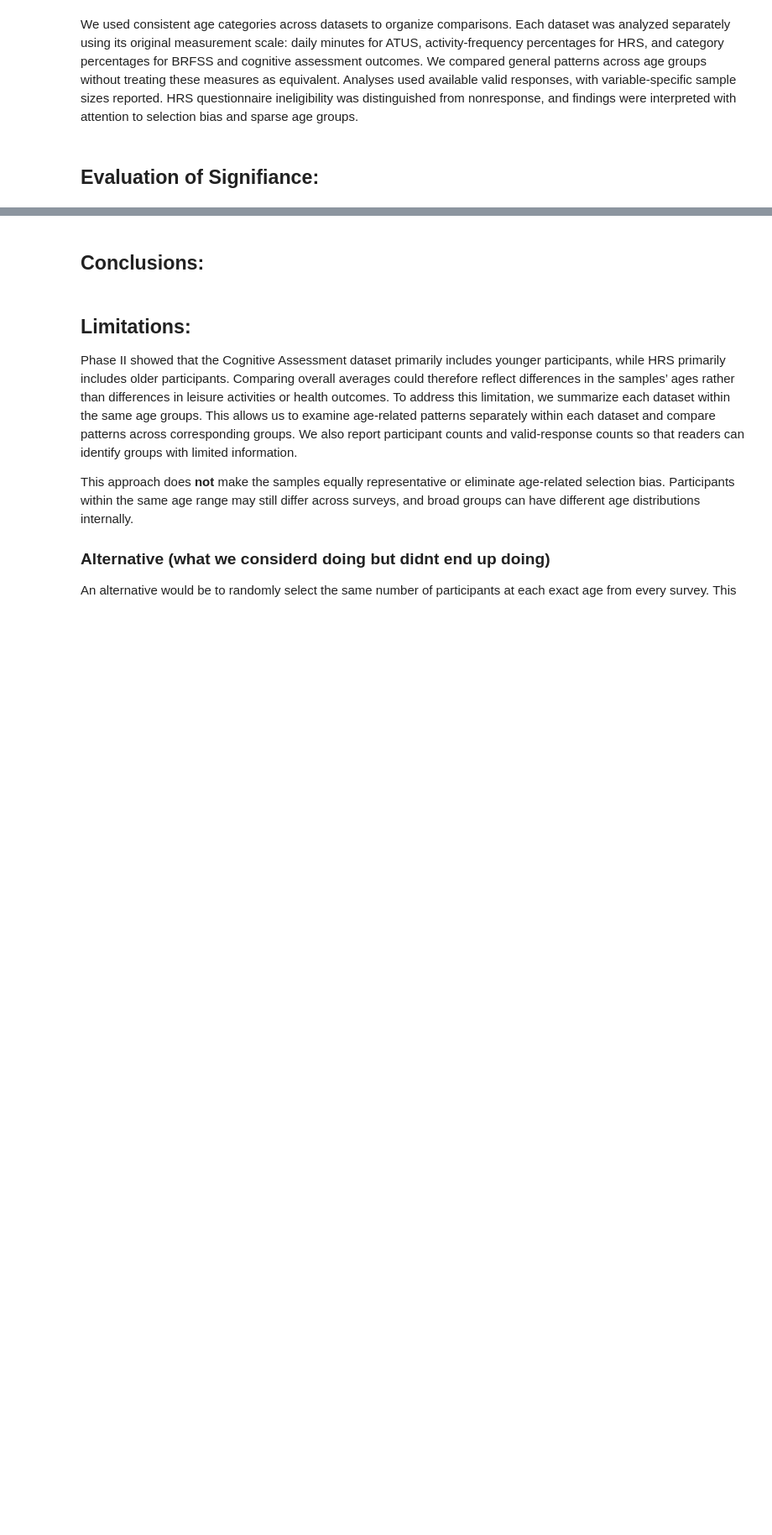
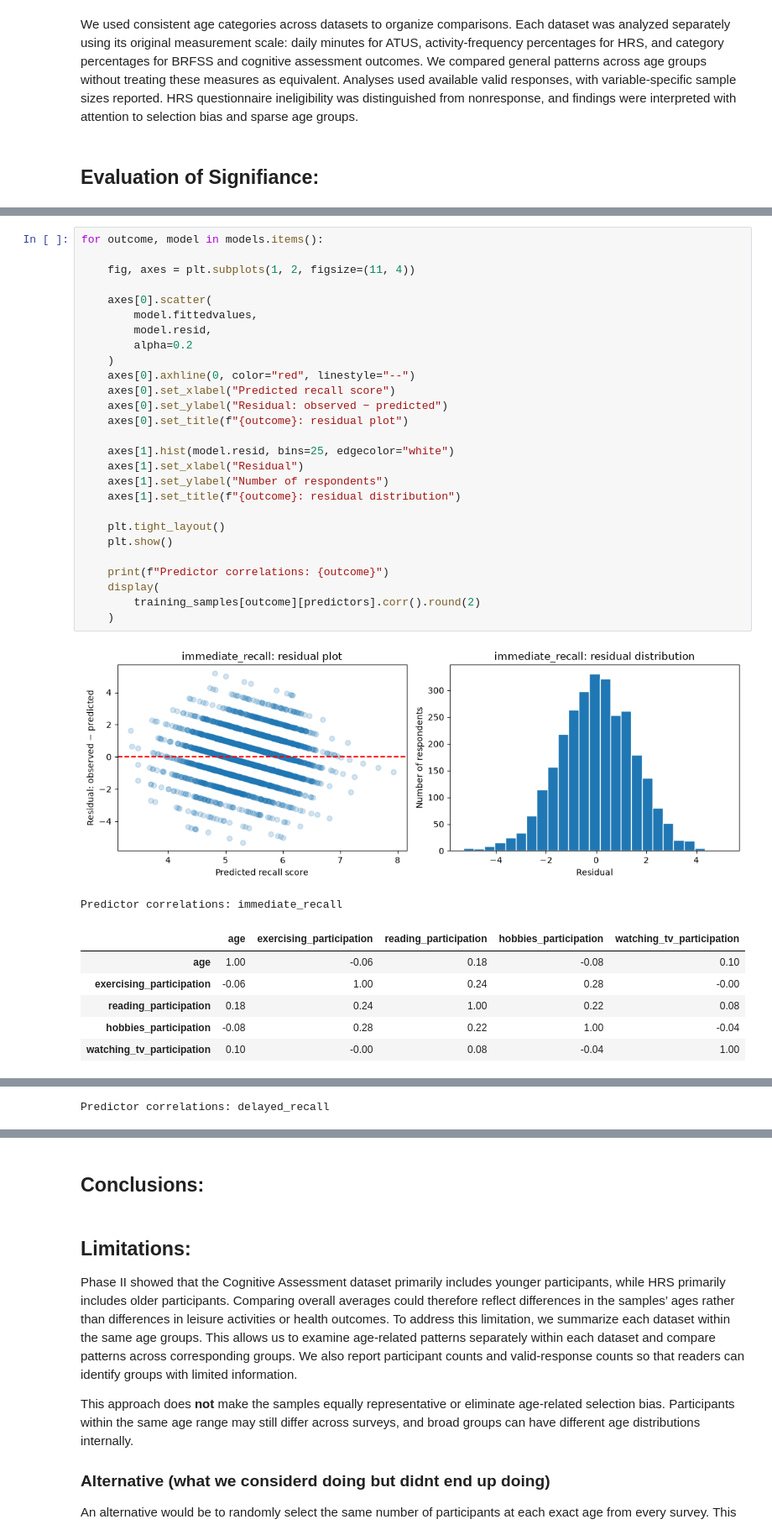
Before and after one commit to rem388/DataSciProject, a Jupyter notebook: Phase3.ipynb, the cells around one changed output, grey strips where cells are left out. Shown at 84% size. Drawn from its saved outputs; the diff is of its cells as text; blank space fills up the shorter version.

```diff
--- a/Phase3.ipynb
+++ b/Phase3.ipynb
@@ -422,0 +610,36 @@ We used consistent age categories across datasets to organize comparisons. Each
+# %%
+for outcome, model in models.items():
+
+    fig, axes = plt.subplots(1, 2, figsize=(11, 4))
+
+    axes[0].scatter(
+        model.fittedvalues,
+        model.resid,
+        alpha=0.2
+    )
+    axes[0].axhline(0, color="red", linestyle="--")
+    axes[0].set_xlabel("Predicted recall score")
+    axes[0].set_ylabel("Residual: observed − predicted")
+    axes[0].set_title(f"{outcome}: residual plot")
+
+    axes[1].hist(model.resid, bins=25, edgecolor="white")
+    axes[1].set_xlabel("Residual")
+    axes[1].set_ylabel("Number of respondents")
+    axes[1].set_title(f"{outcome}: residual distribution")
+
+    plt.tight_layout()
+    plt.show()
+
+    print(f"Predictor correlations: {outcome}")
+    display(
+        training_samples[outcome][predictors].corr().round(2)
+    )
+# %% [output]
+[figure, added]
+Predictor correlations: immediate_recall
+|  | age | exercising_participation | reading_participation | hobbies_participation | watching_tv_participation |
+| age | 1.00 | -0.06 | 0.18 | -0.08 | 0.10 |
+| exercising_participation | -0.06 | 1.00 | 0.24 | 0.28 | -0.00 |
+| reading_participation | 0.18 | 0.24 | 1.00 | 0.22 | 0.08 |
+| hobbies_participation | -0.08 | 0.28 | 0.22 | 1.00 | -0.04 |
+| watching_tv_participation | 0.10 | -0.00 | 0.08 | -0.04 | 1.00 |
@@ -422,0 +647 @@ We used consistent age categories across datasets to organize comparisons. Each
+Predictor correlations: delayed_recall
```
Also changed, not shown: parts of 8 cells of this notebook, 4 other files.
